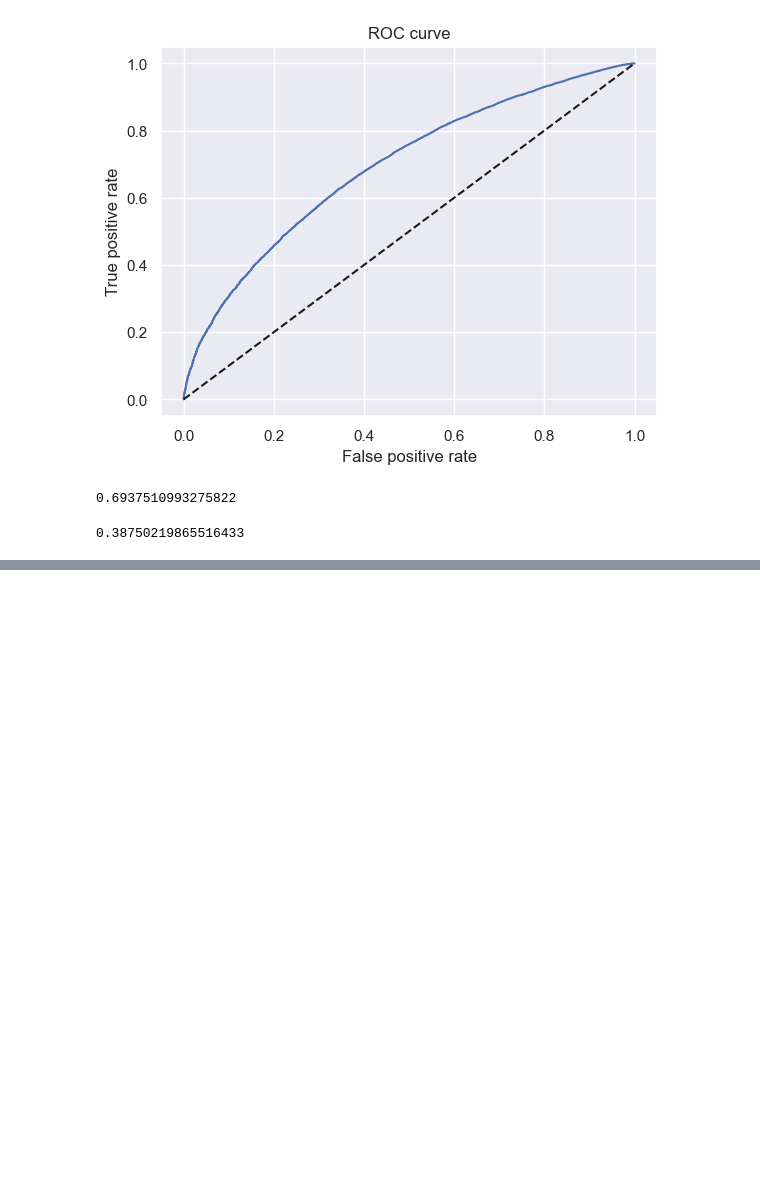
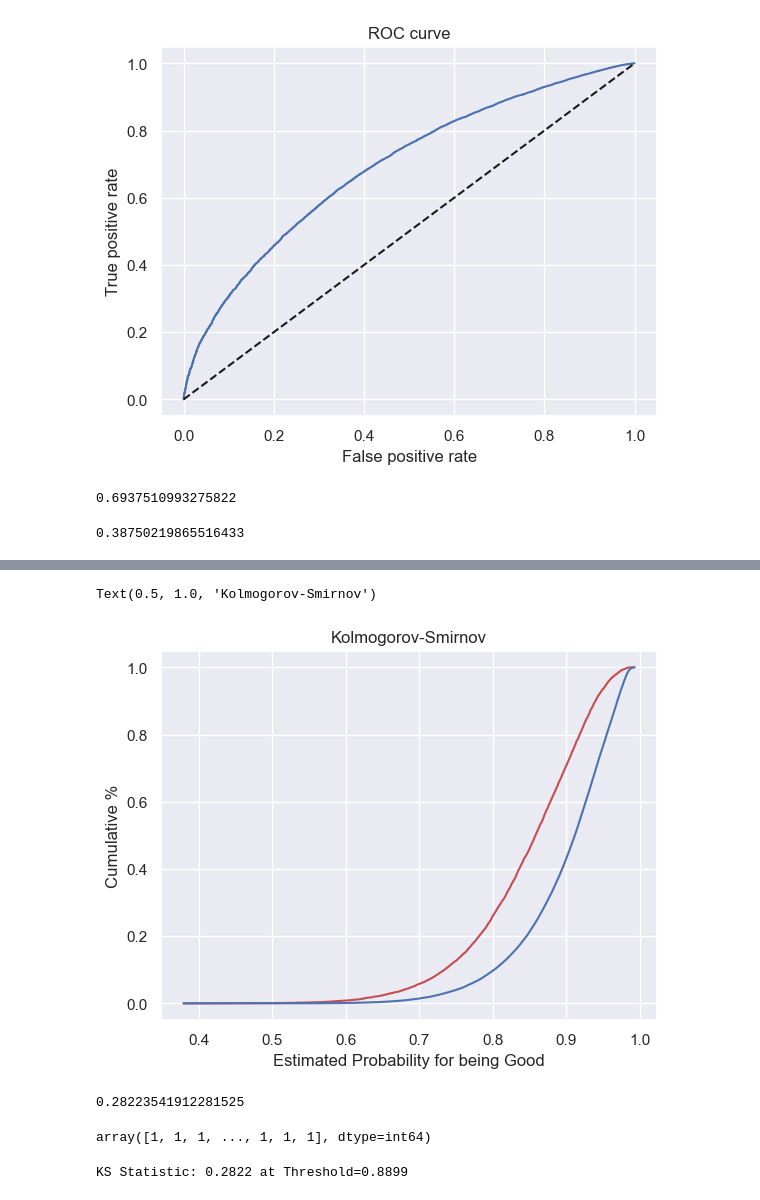
Before and after one commit to dcgkpindiastudy/CreditRiskModelingInPython, a Jupyter notebook: Src/Credit Risk Modeling - PD Model.ipynb, the cells around one changed output, grey strips where cells are left out. Cells and saved outputs as stored; diff of their text form; code cells hidden in the pictures; blank space fills up the shorter version.

```diff
--- a/Src/Credit Risk Modeling - PD Model.ipynb
+++ b/Src/Credit Risk Modeling - PD Model.ipynb
@@ -1367,0 +1468,24 @@ g
+# %%
+# Plot KS
+plt.plot(df_actual_predicted_probs['y_hat_test_proba'], df_actual_predicted_probs['Cumulative Perc Bad'], color = 'r')
+# We plot the predicted (estimated) probabilities along the x-axis and the cumulative percentage 'bad' along the y-axis,
+# colored in red.
+plt.plot(df_actual_predicted_probs['y_hat_test_proba'], df_actual_predicted_probs['Cumulative Perc Good'], color = 'b')
+# We plot the predicted (estimated) probabilities along the x-axis and the cumulative percentage 'good' along the y-axis,
+# colored in red.
+plt.xlabel('Estimated Probability for being Good')
+# We name the x-axis "Estimated Probability for being Good".
+plt.ylabel('Cumulative %')
+# We name the y-axis "Cumulative %".
+plt.title('Kolmogorov-Smirnov')
+# We name the graph "Kolmogorov-Smirnov".
+# %% [output]
+Text(0.5, 1.0, 'Kolmogorov-Smirnov')
+[figure, added]
+# %%
+KS = max(df_actual_predicted_probs['Cumulative Perc Bad'] - df_actual_predicted_probs['Cumulative Perc Good'])
+# We calculate KS from the data. It is the maximum of the difference between the cumulative percentage of 'bad'
+# and the cumulative percentage of 'good'.
+KS
+# %% [output]
+0.28223541912281525
@@ -1367,0 +1556,8 @@ g
+# %%
+y_hat_test
+# %% [output]
+array([1, 1, 1, ..., 1, 1, 1], dtype=int64)
+# %%
+calculate_ks(loan_data_targets_test, y_hat_test_proba)
+# %% [output]
+KS Statistic: 0.2822 at Threshold=0.8899
```
Also changed, not shown: parts of 15 cells of this notebook.
